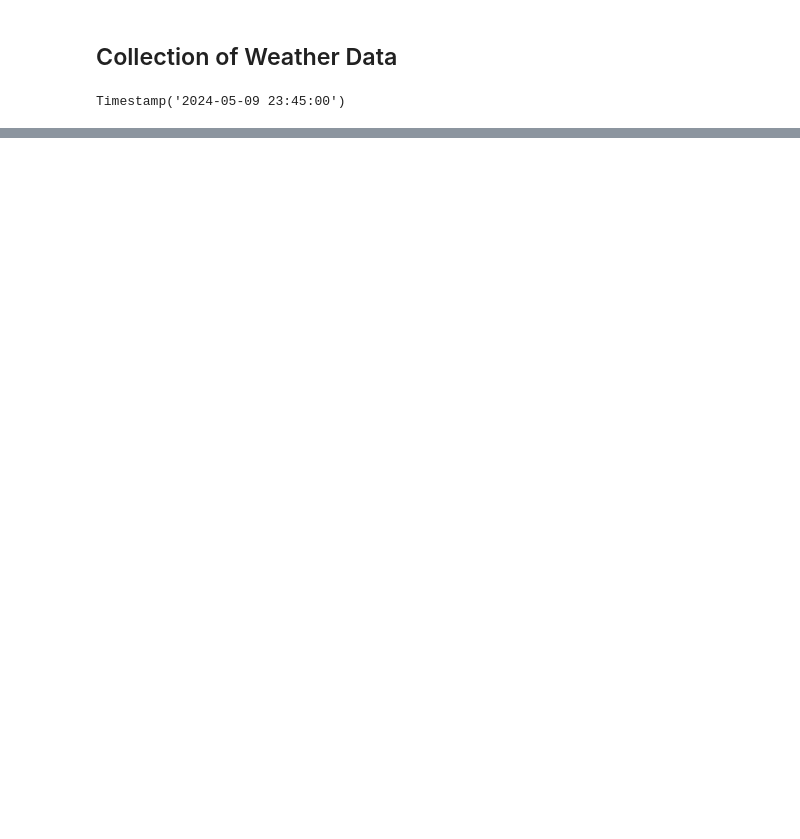
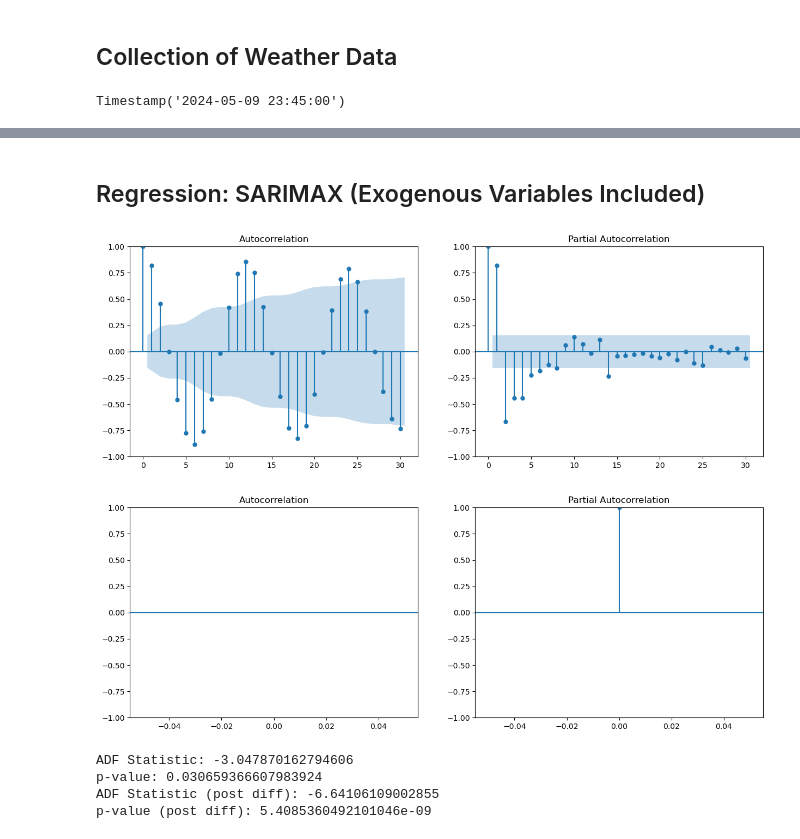
Before and after one commit to mita765/MScThesis, a Jupyter notebook: Thesis.ipynb, the cells around one changed output, grey strips where cells are left out. Drawn from its saved outputs; the diff is of its cells as text; code cells hidden in the pictures; blank space fills up the shorter version.

```diff
--- a/Thesis.ipynb
+++ b/Thesis.ipynb
@@ -417,0 +412,4 @@ dtype: int64
+# %%
+combined_wdat = pd.concat([ldn_wdat, edi_wdat, cdf_wdat], axis=1)
+
+mean_wdat = combined_wdat.T.groupby(combined_wdat.columns).agg("mean").T
@@ -417,0 +426,11 @@ dtype: int64
+# %% [markdown]
+## Regression: SARIMAX (Exogenous Variables Included)
+# %%
+selection_stationarity_diff(mean_wdat["tavg"], 30)
+# %% [output]
+[figure, added]
+[figure, added]
+ADF Statistic: -3.047870162794606
+p-value: 0.030659366607983924
+ADF Statistic (post diff): -6.64106109002855
+p-value (post diff): 5.4085360492101046e-09
```
Also changed, not shown: parts of 41 cells of this notebook, 13 other files.
